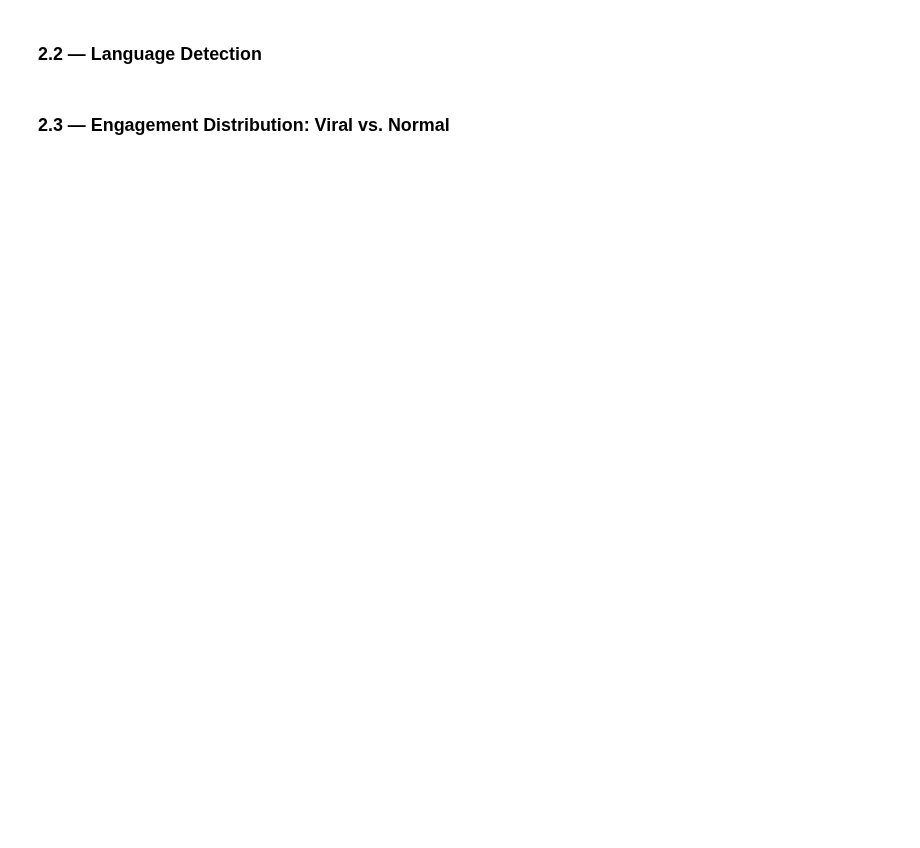
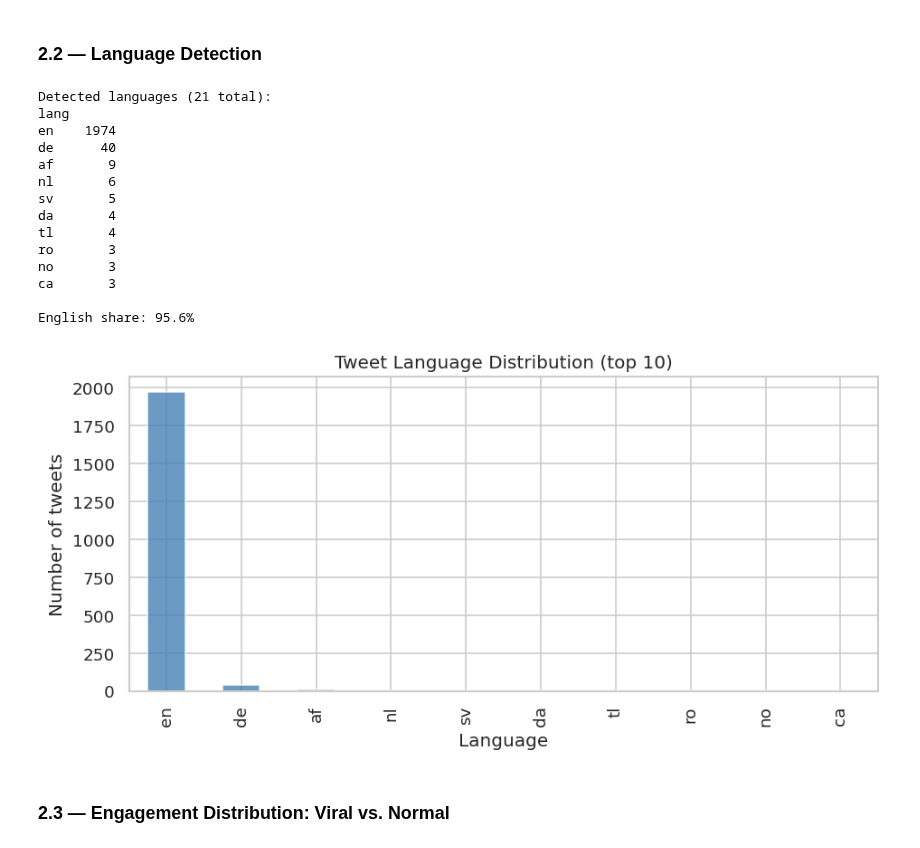
Before and after one commit to icengel91/WebMiningProject, a Jupyter notebook: notebooks/01_data_quality_eda.ipynb, the cells around one changed output. Saved outputs shown, nothing was run; the diff lists cells and outputs as text; code cells hidden in the pictures; blank space fills up the shorter version.

```diff
--- a/notebooks/01_data_quality_eda.ipynb
+++ b/notebooks/01_data_quality_eda.ipynb
@@ -156,31 +193,53 @@ if n_dup_content > 0:
 # %% [markdown]
 ### 2.2 — Language Detection
 # %%
-# Language detection on tweet content
+# Detect the language of each tweet using the langdetect library.
+# Important for filtering: sentiment models typically expect English text.
+# A high non-English share would require multilingual models or filtering.
 from langdetect import detect, LangDetectException
 from langdetect import DetectorFactory
-DetectorFactory.seed = 42  # reproducibility
+DetectorFactory.seed = 42  # Fixed seed for reproducible language detection
 
 def safe_detect(text: str) -> str:
+    """Detect language, return 'unknown' on failure (e.g. NaN, very short text)."""
     try:
         return detect(text)
     except (LangDetectException, TypeError):
         return "unknown"
 
+# Apply language detection to every tweet
 tweets["lang"] = tweets["content"].apply(safe_detect)
 
+# Show distribution of detected languages
 lang_counts = tweets["lang"].value_counts()
 print(f"Detected languages ({len(lang_counts)} total):")
 print(lang_counts.head(10).to_string())
 print(f"\nEnglish share: {(tweets['lang'] == 'en').mean():.1%}")
 
+# Bar chart of top 10 languages
 fig, ax = plt.subplots(figsize=(8, 4))
 lang_counts.head(10).plot.bar(ax=ax, color="steelblue", alpha=0.8)
 ax.set_xlabel("Language")
 ax.set_ylabel("Number of tweets")
 ax.set_title("Tweet Language Distribution (top 10)")
 plt.tight_layout()
 plt.show()
+# %% [output]
+Detected languages (21 total):
+lang
+en    1974
+de      40
+af       9
+nl       6
+sv       5
+da       4
+tl       4
+ro       3
+no       3
+ca       3
+
+English share: 95.6%
+[figure, added]
 # %% [markdown]
 ### 2.3 — Engagement Distribution: Viral vs. Normal
 # %%
```
Also changed, not shown: parts of 30 cells of this notebook, 5 other files.
